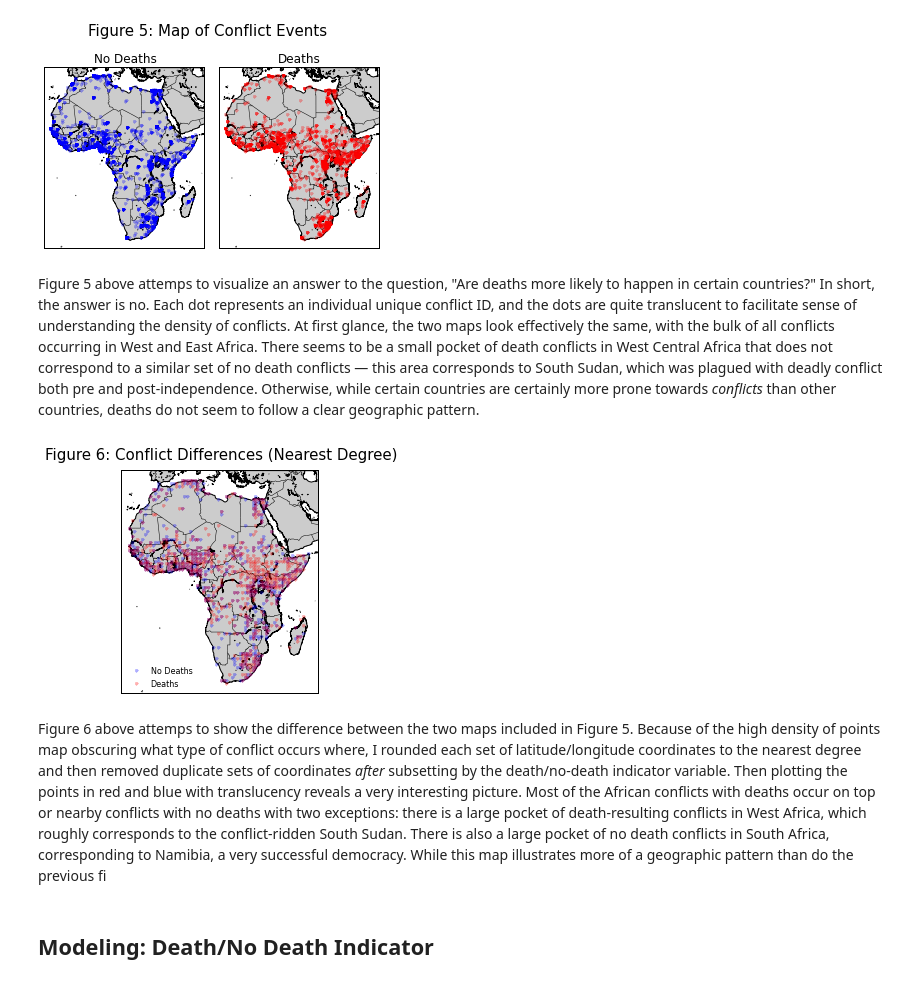
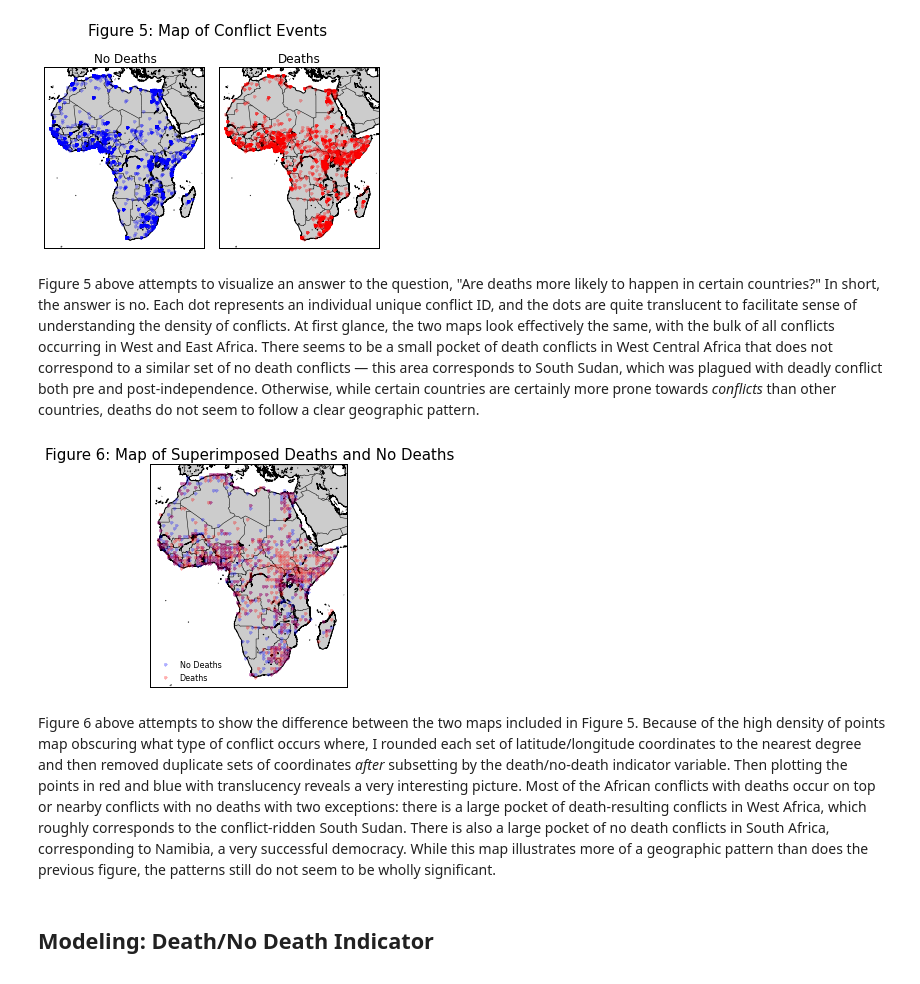
Before and after one commit to boyasm/STAT-222, a Jupyter notebook: Boyas 222 Project.ipynb, the cells around one changed output. Cells and saved outputs as stored; diff of their text form; code cells hidden in the pictures.

```diff
--- a/Boyas 222 Project.ipynb
+++ b/Boyas 222 Project.ipynb
@@ -484,34 +485,34 @@ plt.savefig('fig5.pdf', format='pdf', bbox_inches='tight')
 # %% [output]
 [figure]
 # %% [markdown]
-Figure 5 above attemps to visualize an answer to the question, "Are deaths more likely to happen in certain countries?"  In short, the answer is no.  Each dot represents an individual unique conflict ID, and the dots are quite translucent to facilitate  sense of understanding the density of conflicts.  At first glance, the two maps look effectively the same, with the bulk of all conflicts occurring in West and East Africa.  There seems to be a small pocket of death conflicts in West Central Africa that does not correspond to a similar set of no death conflicts &mdash; this area corresponds to South Sudan, which was plagued with deadly conflict both pre and post-independence.  Otherwise, while certain countries are certainly more prone towards *conflicts* than other countries, deaths do not seem to follow a clear geographic pattern.
+Figure 5 above attempts to visualize an answer to the question, "Are deaths more likely to happen in certain countries?"  In short, the answer is no.  Each dot represents an individual unique conflict ID, and the dots are quite translucent to facilitate  sense of understanding the density of conflicts.  At first glance, the two maps look effectively the same, with the bulk of all conflicts occurring in West and East Africa.  There seems to be a small pocket of death conflicts in West Central Africa that does not correspond to a similar set of no death conflicts &mdash; this area corresponds to South Sudan, which was plagued with deadly conflict both pre and post-independence.  Otherwise, while certain countries are certainly more prone towards *conflicts* than other countries, deaths do not seem to follow a clear geographic pattern.
 # %%
 map = Basemap(projection='merc', resolution='i', llcrnrlon=-20, llcrnrlat=-38, urcrnrlon=55, urcrnrlat=40, area_thresh=1)
 map.drawcoastlines()
 map.drawcountries()
 map.drawmapboundary()
 map.fillcontinents()
 
 noNan = scad[['longitude', 'latitude', 'death01']]
 noNan.longitude = np.round(noNan.longitude, decimals=0)
 noNan.latitude = np.round(noNan.latitude, decimals=0)
 noNan = noNan.drop_duplicates()
 
 ndx, ndy = map(noNan.longitude[noNan.death01==0], noNan.latitude[noNan.death01==0])
 p1 = map.plot(ndx, ndy, marker='.', ls='', color='b', alpha=0.3, lw=0)
 dx, dy = map(noNan.longitude[noNan.death01==1], noNan.latitude[noNan.death01==1])
 p2 = map.plot(dx, dy, marker='.', ls='', color='r', alpha=0.3, lw=0)
 
 legend = plt.legend((p1[0], p2[0]), ('No Deaths', 'Deaths'), loc=3, prop={'size':8}, numpoints=1)
 legend.get_frame().set_linewidth(0.0)
 
-plt.title('Figure 6: Conflict Differences (Nearest Degree) \n', fontsize=15)
+plt.title('Figure 6: Map of Superimposed Deaths and No Deaths', fontsize=15)
 
 plt.savefig('fig6.pdf', format='pdf', bbox_inches='tight')
 # %% [output]
-[figure, old version]
+[figure, new version]
 # %% [markdown]
-Figure 6 above attemps to show the difference between the two maps included in Figure 5.  Because of the high density of points map obscuring what type of conflict occurs where, I rounded each set of latitude/longitude coordinates to the nearest degree and then removed duplicate sets of coordinates *after* subsetting by the death/no-death indicator variable.  Then plotting the points in red and blue with translucency reveals a very interesting picture.  Most of the African conflicts with deaths occur on top or nearby conflicts with no deaths with two exceptions: there is a large pocket of death-resulting conflicts in West Africa, which roughly corresponds to the conflict-ridden South Sudan.  There is also a large pocket of no death conflicts in South Africa, corresponding to Namibia, a very successful democracy.  While this map illustrates more of a geographic pattern than do the previous fi
+Figure 6 above attempts to show the difference between the two maps included in Figure 5.  Because of the high density of points map obscuring what type of conflict occurs where, I rounded each set of latitude/longitude coordinates to the nearest degree and then removed duplicate sets of coordinates *after* subsetting by the death/no-death indicator variable.  Then plotting the points in red and blue with translucency reveals a very interesting picture.  Most of the African conflicts with deaths occur on top or nearby conflicts with no deaths with two exceptions: there is a large pocket of death-resulting conflicts in West Africa, which roughly corresponds to the conflict-ridden South Sudan.  There is also a large pocket of no death conflicts in South Africa, corresponding to Namibia, a very successful democracy.  While this map illustrates more of a geographic pattern than does the previous figure, the patterns still do not seem to be wholly significant.
 # %% [markdown]
 ## Modeling: Death/No Death Indicator
 # %% [markdown]
```
Also changed, not shown: parts of 8 cells of this notebook.
